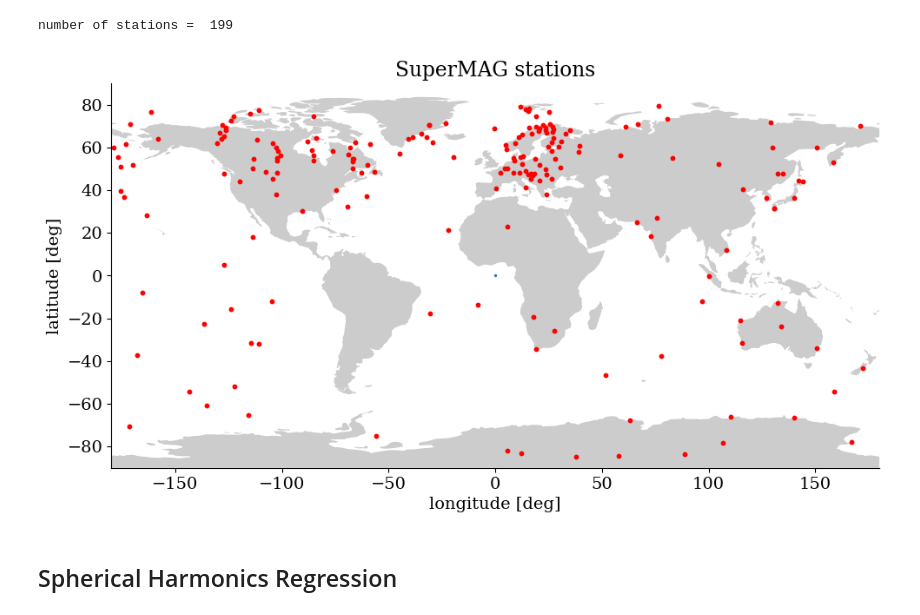
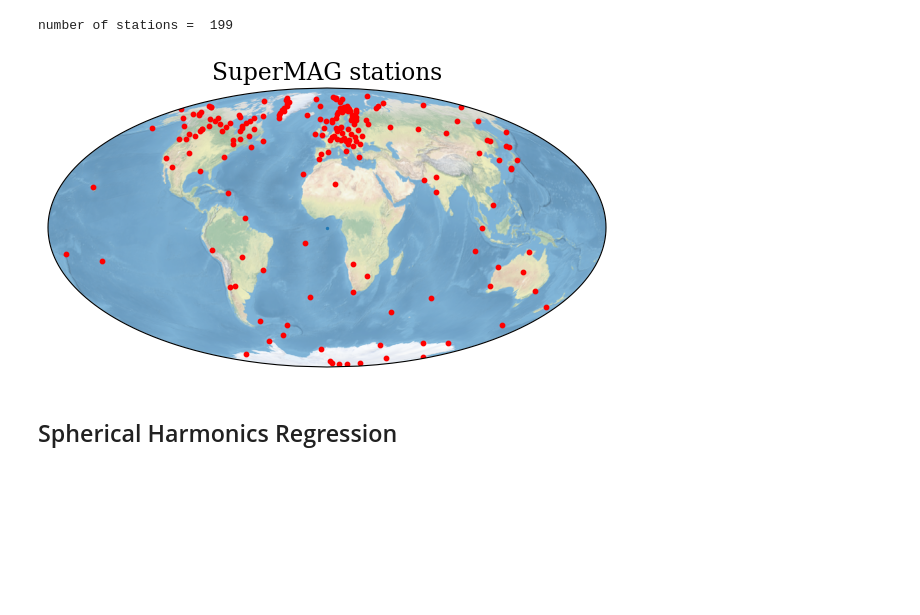
Before and after one commit to FrontierDevelopmentLab/2024-HL-GeoCL, a Jupyter notebook: src/GP/spherical_harmonics_tutorial.ipynb, the cells around one changed output. Cells and saved outputs as stored; diff of their text form; code cells hidden in the pictures; blank space fills up the shorter version.

```diff
--- a/src/GP/spherical_harmonics_tutorial.ipynb
+++ b/src/GP/spherical_harmonics_tutorial.ipynb
@@ -57,7 +55,7 @@ plt.plot(pred, color="red")
 # SuperMAG data
 # %%
 # start date year-month-day-hour-min-sec
-start=[2019,5,1,10,40,00]
+start=[2019,5,1,10,40,10]
 # %%
 # read in data
 (status,stations) = SuperMAGGetInventory("opaliss", start, 3600)
@@ -73,34 +71,29 @@ geo_lat = np.zeros(N)
 geo_lon = np.zeros(N)
 # %%
 # read in data for 1hr in advance from start date at station "res"
+# note: this is very slow.. not sure if there are faster ways to go about this
 for ii in range(N):
     (status, sm_data) = SuperMAGGetData("opaliss", start, 3600,'geo', stations[ii])
     data_Bn[ii] = sm_data.N[0]["geo"]
-    geo_lat[ii] = sm_data.glat[0]
+    geo_lat[ii] = sm_data.glat[0] + 90
     geo_lon[ii] = sm_data.glon[0]
 # %%
-fig, ax = plt.subplots(figsize=(10, 10))
-path = geodatasets.get_path("naturalearth.land")
-df = geopandas.read_file(path)
-df.plot(ax=ax, alpha=0.4, color="grey")
+fig = plt.figure(figsize=(6, 5))
+ax = fig.add_subplot(1, 1, 1, projection=ccrs.Mollweide())
 
-for ii in range(N):
-    if geo_lon[ii] > 180:
-        plt.scatter(180-geo_lon[ii], geo_lat[ii], color="red", s=10)
-    else:
-        plt.scatter(geo_lon[ii], geo_lat[ii], color="red", s=10)
+ax.stock_img()
+plt.scatter(geo_lon, geo_lat - 90, color="red", s=10, transform=ccrs.PlateCarree())
+
 _ = plt.title("SuperMAG stations")
 ax.scatter(0, 0, s=2)
-ax.set_xlim(-180, 180)
-ax.set_ylim(-90, 90)
 ax.set_xlabel("longitude [deg]")
 ax.set_ylabel("latitude [deg]")
-plt.tight_layout()
 ax.spines['right'].set_visible(False)
 ax.spines['top'].set_visible(False)
-plt.savefig("figures/supermag_stations.png", bbox_inches='tight', dpi=600)
+plt.tight_layout()
+plt.savefig("figures/supermag_stations_locations.png", bbox_inches='tight', dpi=600)
 # %% [output]
-[figure, old version]
+[figure, new version]
 # %% [markdown]
 ## Spherical Harmonics Regression
 # %%
```
Also changed, not shown: parts of 12 cells of this notebook, 5 other files.
